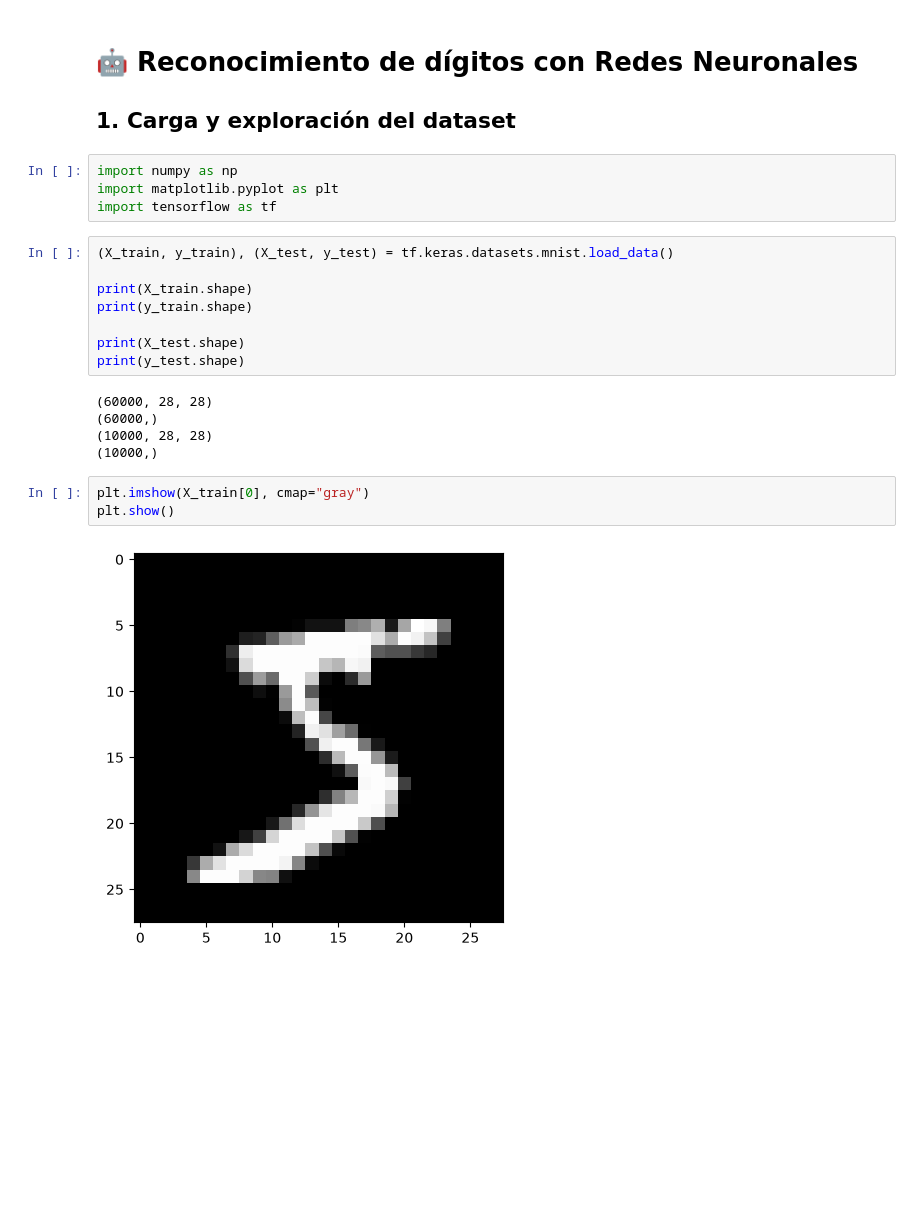
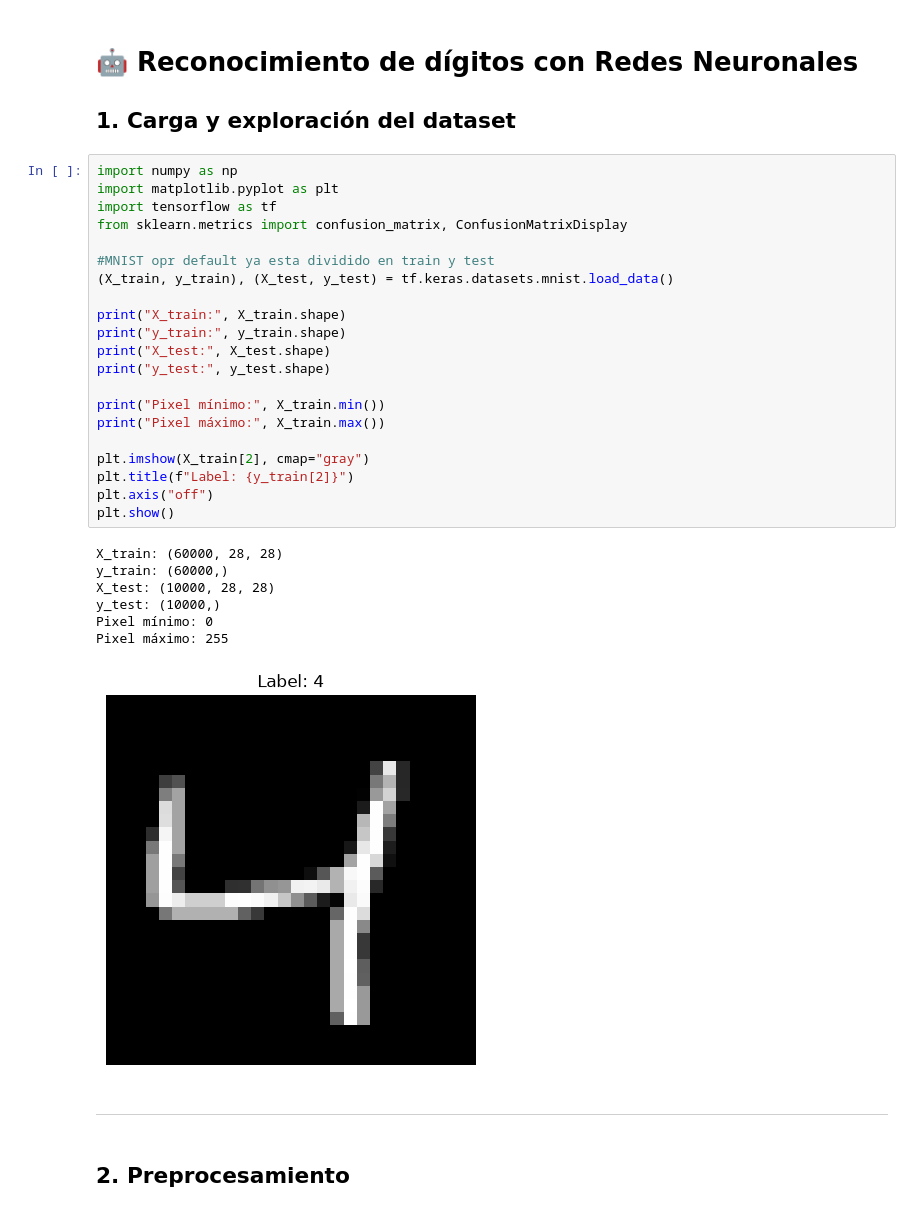
Before and after one commit to oscarmolmedo/TheHacht, a Jupyter notebook: Redes_Neuronales/01_mnist.ipynb, the cells around one changed output. Cells and saved outputs as stored; diff of their text form; blank space fills up the shorter version.

```diff
--- a/Redes_Neuronales/01_mnist.ipynb
+++ b/Redes_Neuronales/01_mnist.ipynb
@@ -2,25 +2,36 @@
 # 🤖 Reconocimiento de dígitos con Redes Neuronales
 
 ## 1. Carga y exploración del dataset
-# %%
-import numpy as np
-import matplotlib.pyplot as plt
-import tensorflow as tf
-# %%
-(X_train, y_train), (X_test, y_test) = tf.keras.datasets.mnist.load_data()
-
-print(X_train.shape)
-print(y_train.shape)
-
-print(X_test.shape)
-print(y_test.shape)
-# %% [output]
-(60000, 28, 28)
-(60000,)
-(10000, 28, 28)
-(10000,)
-# %%
-plt.imshow(X_train[0], cmap="gray")
-plt.show()
-# %% [output]
-[figure, removed]
+# %%
+import numpy as np
+import matplotlib.pyplot as plt
+import tensorflow as tf
+from sklearn.metrics import confusion_matrix, ConfusionMatrixDisplay
+
+#MNIST opr default ya esta dividido en train y test
+(X_train, y_train), (X_test, y_test) = tf.keras.datasets.mnist.load_data()
+
+print("X_train:", X_train.shape)
+print("y_train:", y_train.shape)
+print("X_test:", X_test.shape)
+print("y_test:", y_test.shape)
+
+print("Pixel mínimo:", X_train.min())
+print("Pixel máximo:", X_train.max())
+
+plt.imshow(X_train[2], cmap="gray")
+plt.title(f"Label: {y_train[2]}")
+plt.axis("off")
+plt.show()
+# %% [output]
+X_train: (60000, 28, 28)
+y_train: (60000,)
+X_test: (10000, 28, 28)
+y_test: (10000,)
+Pixel mínimo: 0
+Pixel máximo: 255
+[figure, added]
+# %% [markdown]
+---
+# %% [markdown]
+## 2. Preprocesamiento
```
Also changed, not shown: parts of 32 cells of this notebook.
